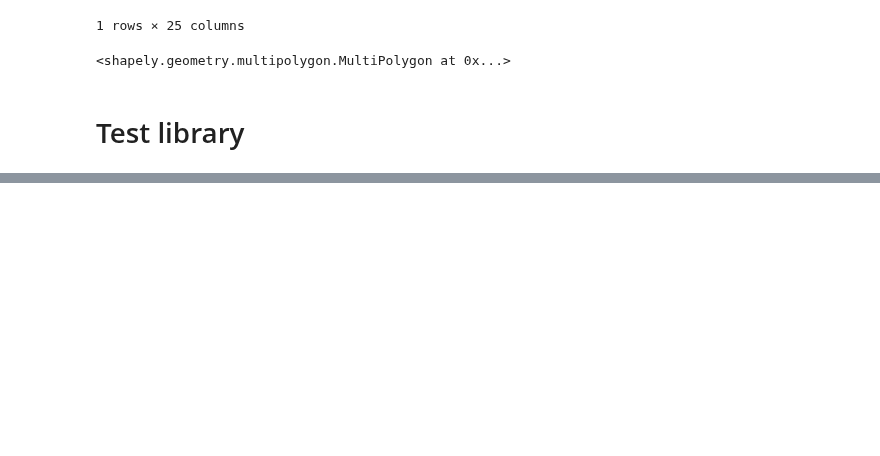
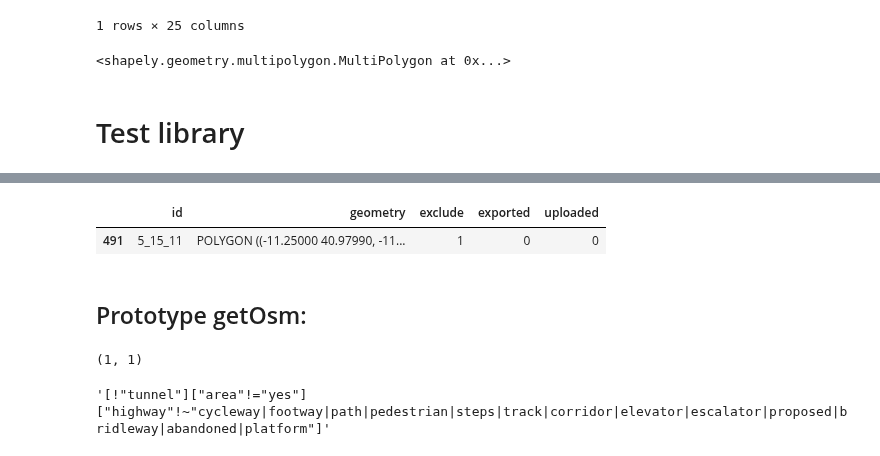
Before and after one commit to vizzTools/osmUtils, a Jupyter notebook: osmUtils/dev_nbk.ipynb, the cells around one changed output, grey strips where cells are left out. Cells and saved outputs as stored; diff of their text form; code cells hidden in the pictures; blank space fills up the shorter version.

```diff
--- a/osmUtils/dev_nbk.ipynb
+++ b/osmUtils/dev_nbk.ipynb
@@ -61,0 +90,4 @@ osmC.get_manifest()
+# %%
+##retrieve osm data using the osmDownload
+retrieved_data = osmD.OsmDownload(manifest, osm_type='all_roads', infrastructure='way["highway"]', custom_filter=None, output_path=None)
+retrieved_data
@@ -61,0 +102,14 @@ osmC.get_manifest()
+# %%
+retrieved_data.osmData
+# %% [output]
+|  | id | geometry | exclude | exported | uploaded |
+| 491 | 5_15_11 | POLYGON ((-11.25000 40.97990, -11... | 1 | 0 | 0 |
+# %% [markdown]
+## Prototype getOsm:
+# %%
+tiles_to_process = manifest[manifest.exclude == 0]
+
+#once all the tiles have been processed the tiles_to_process will be 0
+len(tiles_to_process), len(manifest)
+# %% [output]
+(1, 1)
@@ -61,0 +140,4 @@ osmC.get_manifest()
+# %%
+get_filter(osm_type='all_roads')
+# %% [output]
+'[!"tunnel"]["area"!="yes"]["highway"!~"cycleway|footway|path|pedestrian|steps|track|corridor|elevator|escalator|proposed|bridleway|abandoned|platform"]'
```
Also changed, not shown: parts of 18 cells of this notebook, 13 other files.
